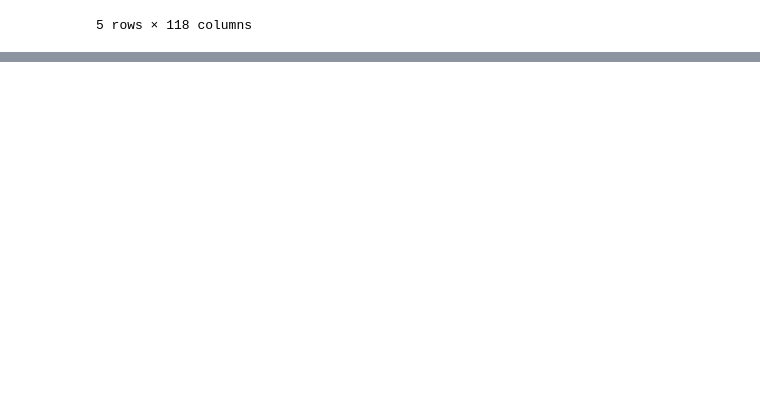
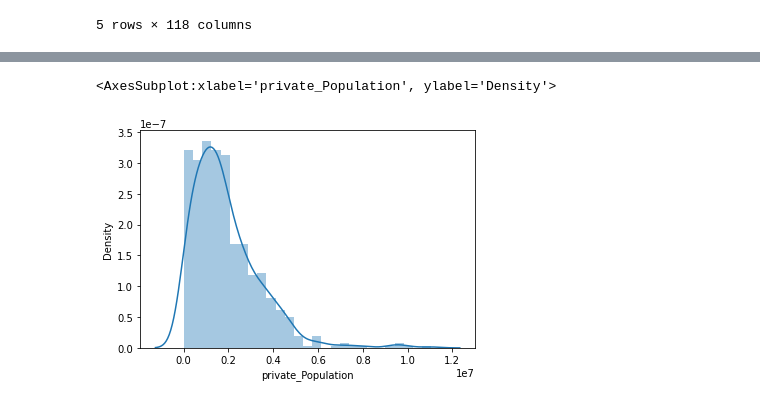
Before and after one commit to siddhartha18101/DP_Spark, a Jupyter notebook: Experiment.ipynb, the cells around one changed output, grey strips where cells are left out. Cells and saved outputs as stored; diff of their text form; code cells hidden in the pictures; blank space fills up the shorter version.

```diff
--- a/Experiment.ipynb
+++ b/Experiment.ipynb
@@ -32,0 +129,5 @@ Exception: Java gateway process exited before sending its port number
+# %%
+sns.distplot((df2['private_Population'].astype(float)))
+# %% [output]
+<AxesSubplot:xlabel='private_Population', ylabel='Density'>
+[figure, added]
```
Also changed, not shown: parts of 23 cells of this notebook, 1 other file.
